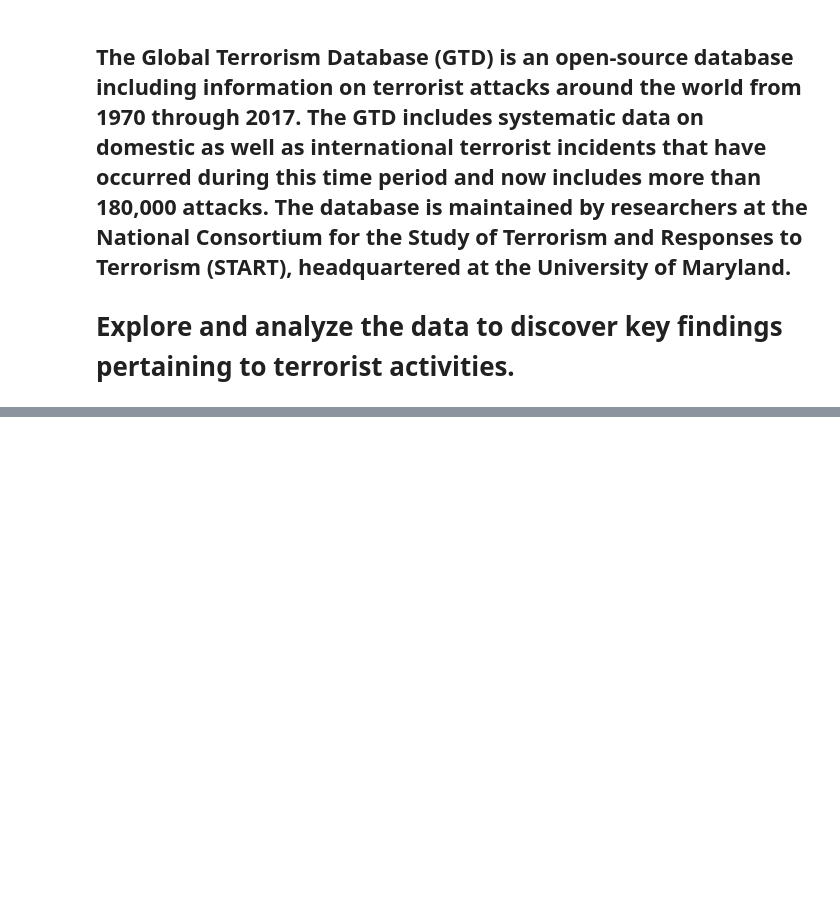
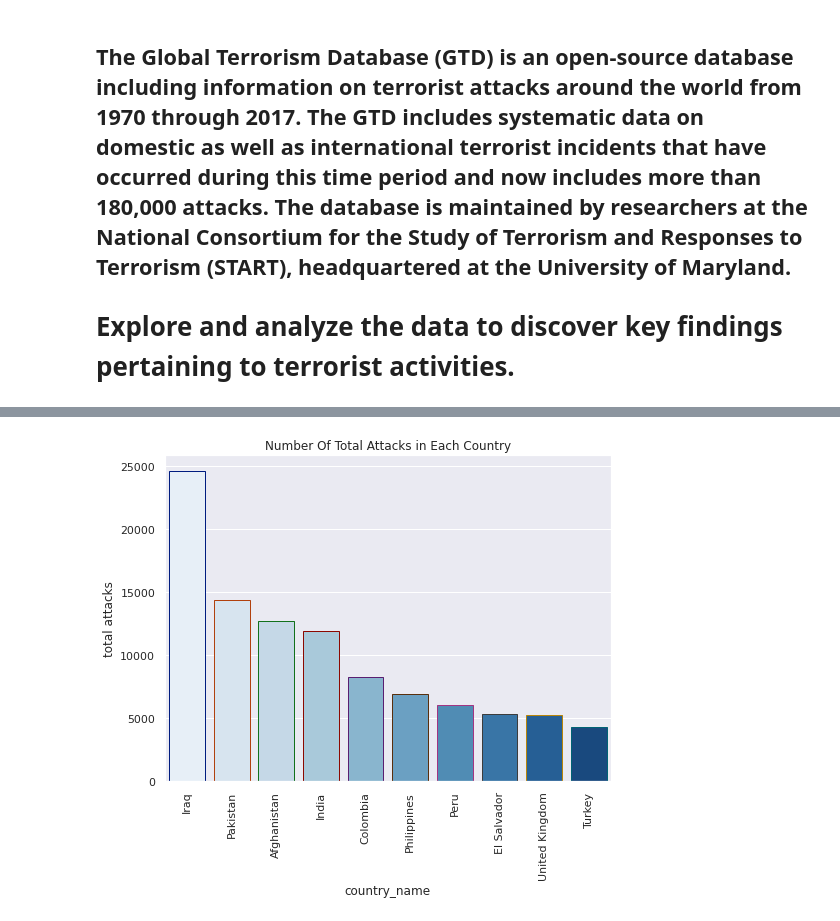
Before and after one commit to keerthana-narra/global-terrorism, a Jupyter notebook: N_Sai_Keerthana_Reddy_Global_Terrorism_Analysis_Capstone_Project.ipynb, the cells around one changed output, grey strips where cells are left out. Cells and saved outputs as stored; diff of their text form; code cells hidden in the pictures; blank space fills up the shorter version.

```diff
--- a/N_Sai_Keerthana_Reddy_Global_Terrorism_Analysis_Capstone_Project.ipynb
+++ b/N_Sai_Keerthana_Reddy_Global_Terrorism_Analysis_Capstone_Project.ipynb
@@ -37,0 +92,11 @@ df
+# %%
+# Top 10 countries in total no.of attacks (Country-wise)
+plt.subplots(figsize=(8,6))   # for size of the rectangle the plot should appear length,breadth
+country_attacks = global_terrorism.country_name.value_counts()[:10].reset_index() # counting attacks and slicing upto first 10
+country_attacks.columns = ['country_name', 'total attacks'] # names of x and y axis
+sns.barplot(x=country_attacks.country_name, y=country_attacks['total attacks'], palette= 'Blues',edgecolor=sns.color_palette('dark'))
+plt.xticks(rotation=90)
+plt.title('Number Of Total Attacks in Each Country')
+plt.show()
+# %% [output]
+[figure, added]
```
Also changed, not shown: parts of 12 cells of this notebook.
